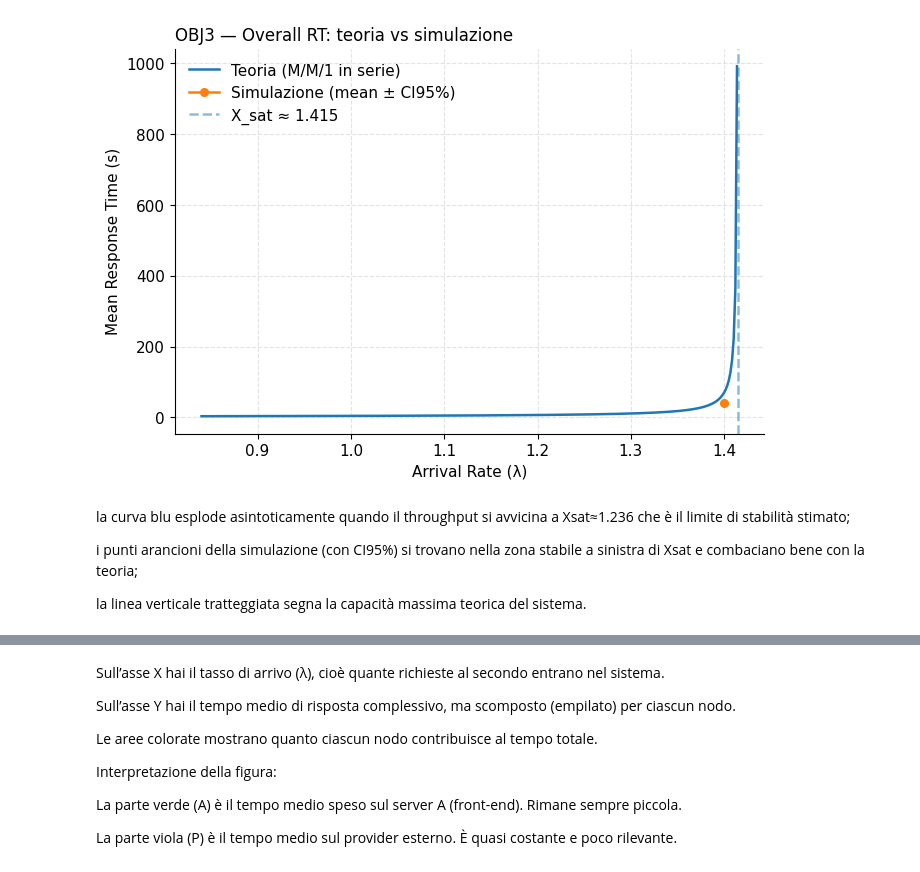
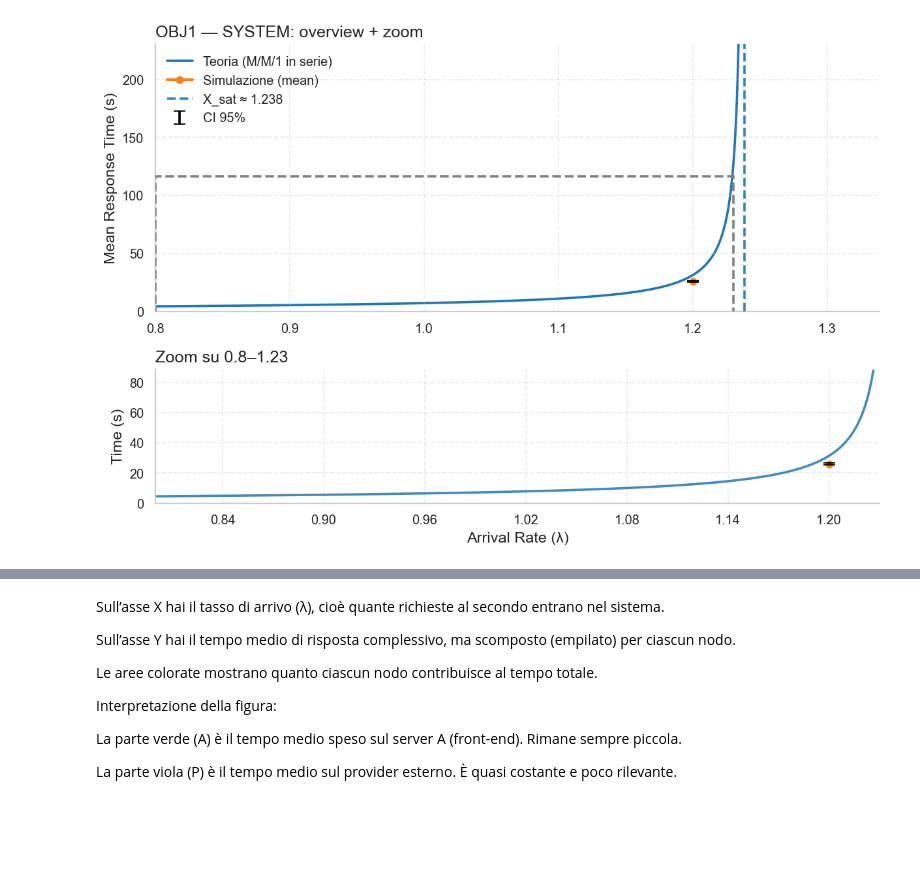
Before and after one commit to Dissan97/PMCNS-PROJECT, a Jupyter notebook: Project.ipynb, the cells around one changed output, grey strips where cells are left out. Saved outputs shown, nothing was run; the diff lists cells and outputs as text; code cells hidden in the pictures; blank space fills up the shorter version.

```diff
--- a/Project.ipynb
+++ b/Project.ipynb
@@ -82,12 +87,12 @@ plt.rcParams.update({
     "axes.spines.top": False,
     "axes.spines.right": False,
     "axes.titlelocation": "left",
-    "axes.titlesize": 12,
-    "axes.labelsize": 11,
+    "axes.titlesize": 14,
+    "axes.labelsize": 13,
     "xtick.direction": "out",
     "ytick.direction": "out",
     "legend.frameon": False,
-    "lines.linewidth": 1.8,
+    "lines.linewidth": 2.0,
     "lines.markersize": 5.5,
 })
 PALETTE = {
@@ -99,14 +104,26 @@ PALETTE = {
     "P":      "#9467bd",   # viola
 }
 
+MARKER_POOL = ["o", "s", "^", "D", "v", "P", "X", "*"]  # aggiungi se vuoi
+def marker_style_for(index: int, color: str):
+    m = MARKER_POOL[index % len(MARKER_POOL)]
+    # ogni “giro” della lista alterna pieno/vuoto per aumentare la varietà
+    hollow = (index // len(MARKER_POOL)) % 2 == 1
+    return dict(
+        marker=m, markersize=6.5,
+        markerfacecolor=("white" if hollow else color),
+        markeredgecolor=color, markeredgewidth=1.8,
+    )
+
 
 
 BASE_DIR = ".output_simulation"
 
 # configurazione all'inizio del notebook
-OBJ = 3   # scegli 1, 2 o 3
+OBJ = 1   # scegli 1, 2 o 3
 
 # costruisco dinamicamente il nome del file
-config_file = f"obj{OBJ}_lb.json"
+config_file = f"obj{OBJ}.json"
+
 TITLE_PREFIX = f"OBJ{OBJ}"
 # %%
@@ -553,17 +555,9 @@ def plot_rt_theory_overlay(df_all: pd.DataFrame):
     plt.show()
 # %%
+# SYSTEM con zoom sulla coda verso saturazione
+df_all = load_runs(files)
 
-
-
-df_all = load_runs(find_csv_for_config(config_file, base_dir=BASE_DIR))
-plot_rt_theory_overlay(df_all)
+plot_system_rt(df_all, zoom_range=(0.8, 1.23)) #usare questo per obj1 e 2
+#plot_system_rt(df_all, zoom_range=(1.21, 1.43)) #usare questo per obj3
 # %% [output]
-[figure, old version]
+[figure, new version]
-# %% [markdown]
-la curva blu esplode asintoticamente quando il throughput si avvicina a
-Xsat≈1.236 che è il limite di stabilità stimato;
-
-i punti arancioni della simulazione (con CI95%) si trovano nella zona stabile a sinistra di
-Xsat e combaciano bene con la teoria;
-
-la linea verticale tratteggiata segna la capacità massima teorica del sistema.
```
Also changed, not shown: parts of 23 cells of this notebook, 2 other files.
